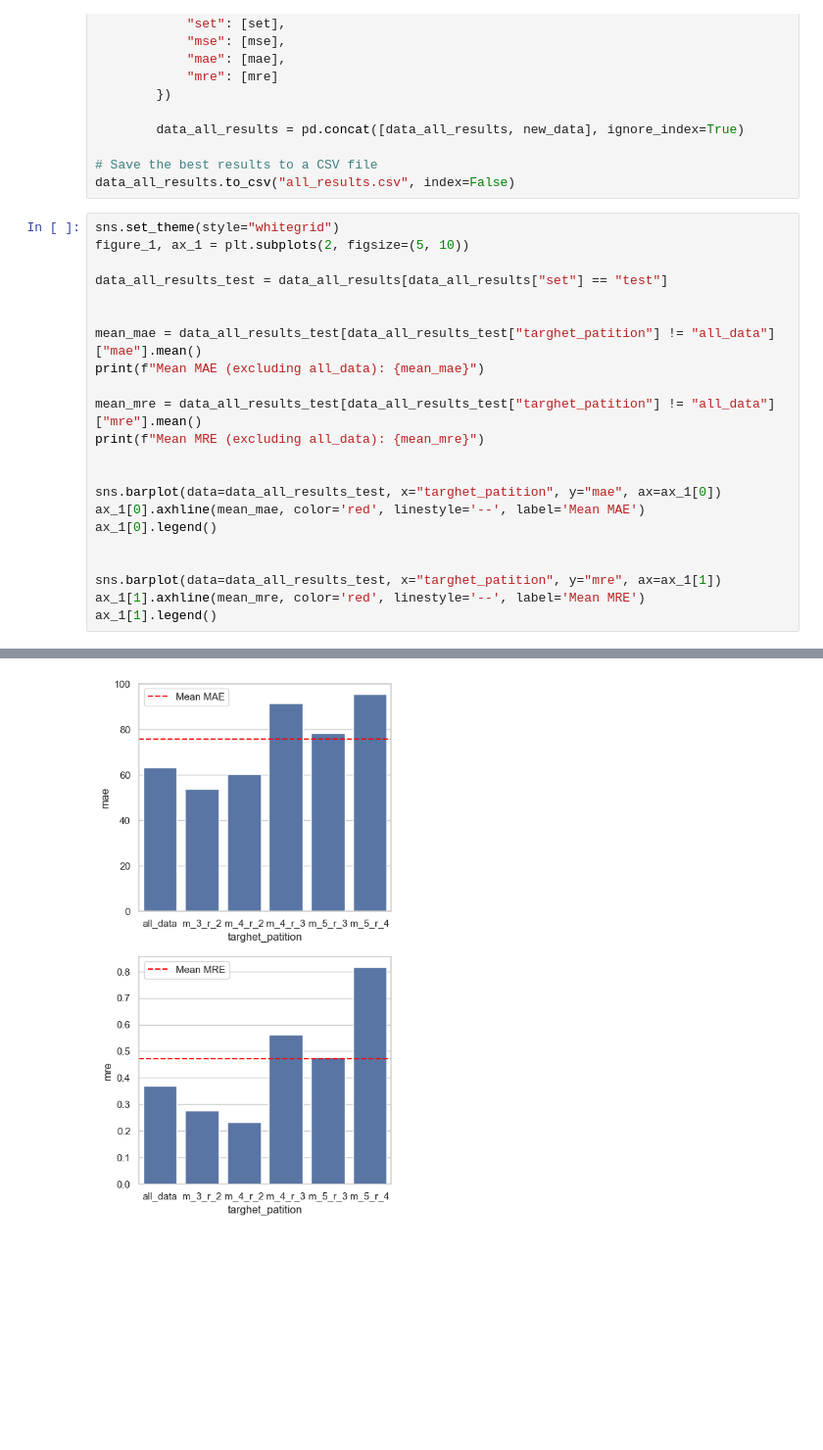
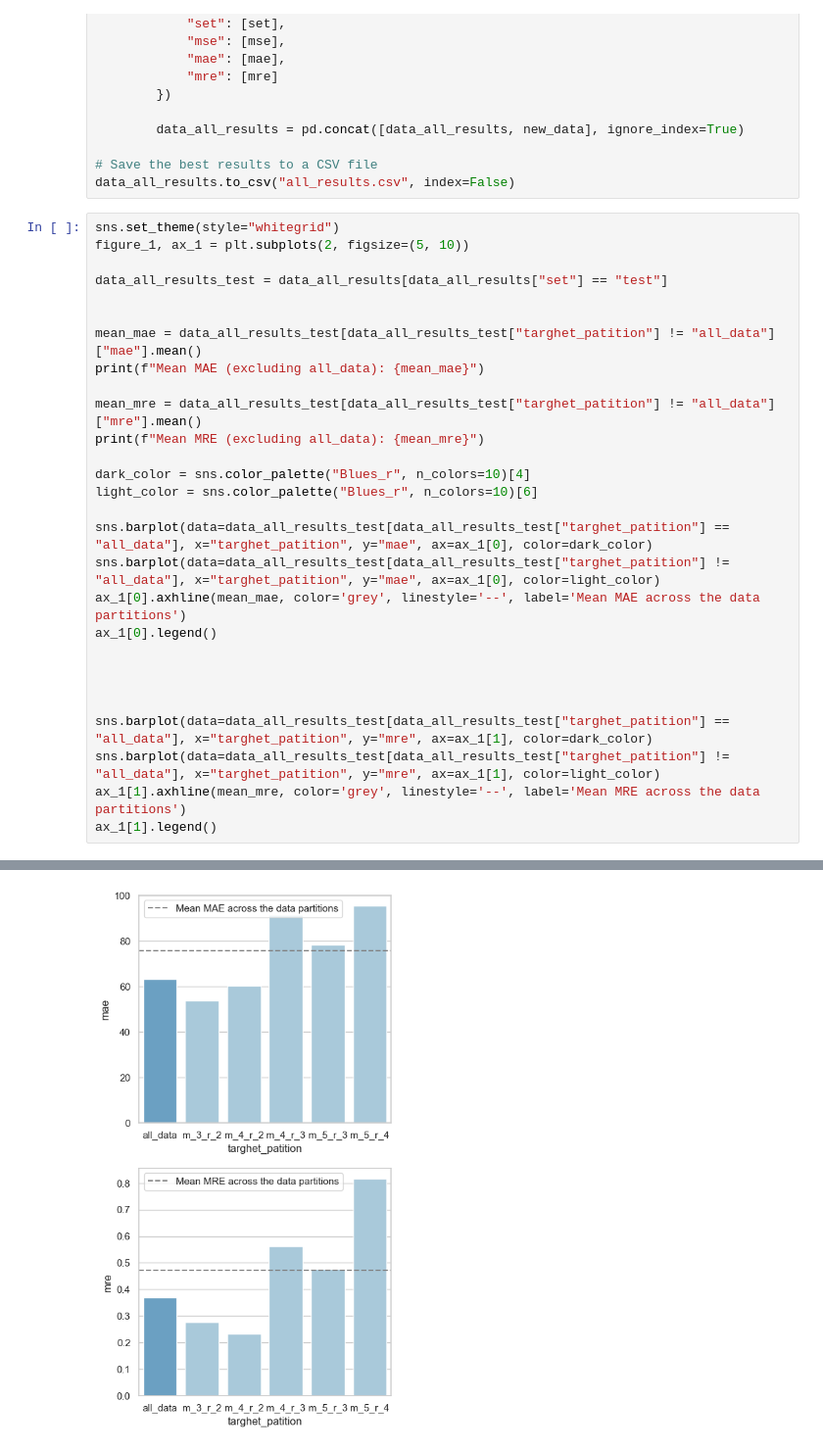
Before and after one commit to muraronicola/Approximating-volume-computations-via-GNNs, a Jupyter notebook: Generalization.ipynb, the cells around one changed output, grey strips where cells are left out. Shown: that part at 98% size. Cells and saved outputs as stored; diff of their text form; blank space fills up the shorter version.

Commit message:
added colors to plots

```diff
--- a/Generalization.ipynb
+++ b/Generalization.ipynb
@@ -266,28 +281,34 @@ data_all_results.to_csv("all_results.csv", index=False)
 # %%
 sns.set_theme(style="whitegrid")
 figure_1, ax_1 = plt.subplots(2, figsize=(5, 10))
 
 data_all_results_test = data_all_results[data_all_results["set"] == "test"]
 
 
 mean_mae = data_all_results_test[data_all_results_test["targhet_patition"] != "all_data"]["mae"].mean()
 print(f"Mean MAE (excluding all_data): {mean_mae}")
 
 mean_mre = data_all_results_test[data_all_results_test["targhet_patition"] != "all_data"]["mre"].mean()
 print(f"Mean MRE (excluding all_data): {mean_mre}")
 
+dark_color = sns.color_palette("Blues_r", n_colors=10)[4]
+light_color = sns.color_palette("Blues_r", n_colors=10)[6]
 
-sns.barplot(data=data_all_results_test, x="targhet_patition", y="mae", ax=ax_1[0])
-ax_1[0].axhline(mean_mae, color='red', linestyle='--', label='Mean MAE')
+sns.barplot(data=data_all_results_test[data_all_results_test["targhet_patition"] == "all_data"], x="targhet_patition", y="mae", ax=ax_1[0], color=dark_color)
+sns.barplot(data=data_all_results_test[data_all_results_test["targhet_patition"] != "all_data"], x="targhet_patition", y="mae", ax=ax_1[0], color=light_color)
+ax_1[0].axhline(mean_mae, color='grey', linestyle='--', label='Mean MAE across the data partitions')
 ax_1[0].legend()
 
 
-sns.barplot(data=data_all_results_test, x="targhet_patition", y="mre", ax=ax_1[1])
-ax_1[1].axhline(mean_mre, color='red', linestyle='--', label='Mean MRE')
+
+
+sns.barplot(data=data_all_results_test[data_all_results_test["targhet_patition"] == "all_data"], x="targhet_patition", y="mre", ax=ax_1[1], color=dark_color)
+sns.barplot(data=data_all_results_test[data_all_results_test["targhet_patition"] != "all_data"], x="targhet_patition", y="mre", ax=ax_1[1], color=light_color)
+ax_1[1].axhline(mean_mre, color='grey', linestyle='--', label='Mean MRE across the data partitions')
 ax_1[1].legend()
 # %% [output]
 Mean MAE (excluding all_data): 75.8391235241294
 Mean MRE (excluding all_data): 0.4723597259121067
 <matplotlib.legend.Legend at 0x...>
-[figure, old version]
+[figure, new version]
 # %%
```
Also changed, not shown: parts of 5 cells of this notebook.
